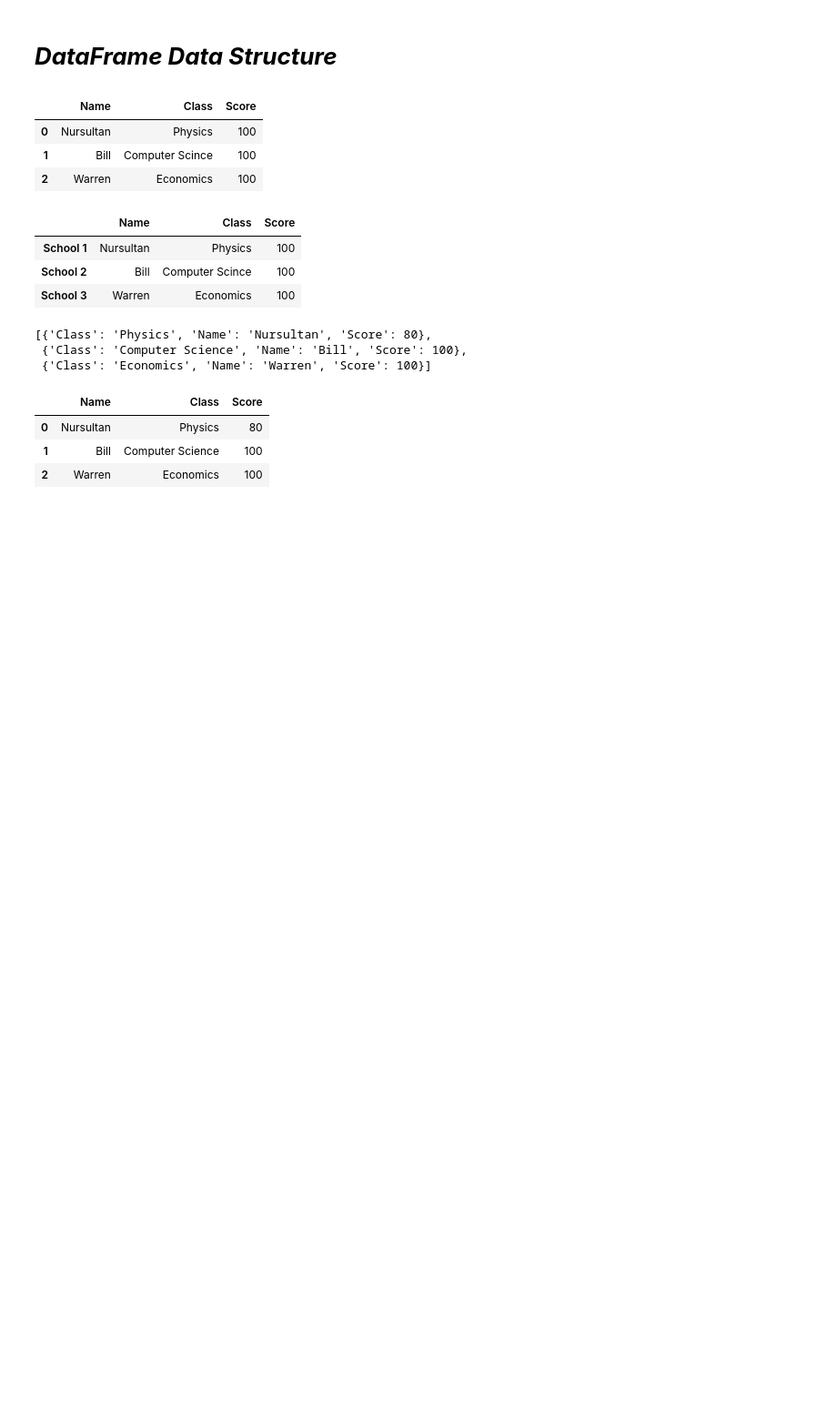
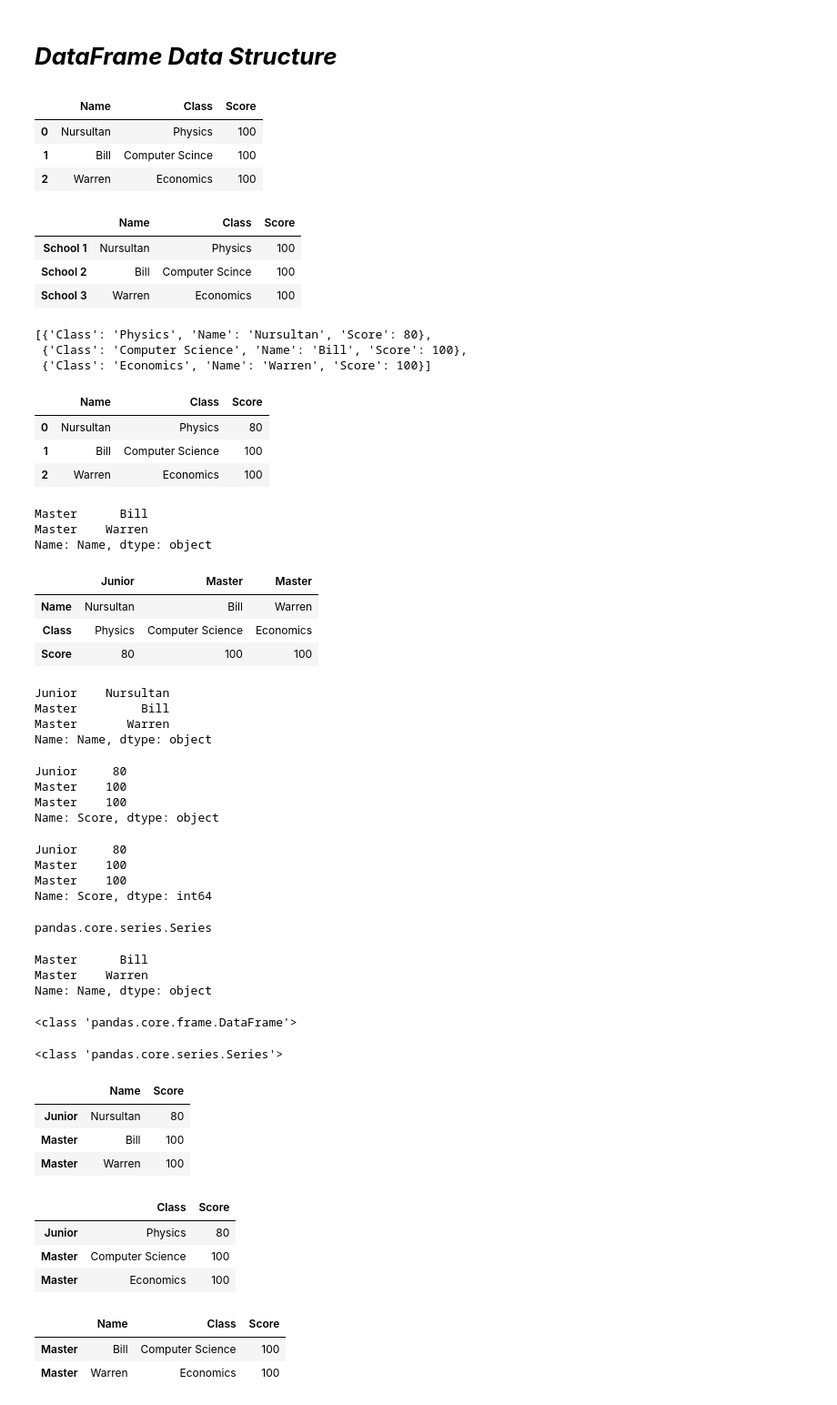
Before and after one commit to nurskurmanbekov/Applied-Data-Science-with-Python, a Jupyter notebook: Week_2.ipynb, the cells around one changed output. Shown at 91% size. Saved outputs shown, nothing was run; the diff lists cells and outputs as text; code cells hidden in the pictures; blank space fills up the shorter version.

```diff
--- a/Week_2.ipynb
+++ b/Week_2.ipynb
@@ -412,3 +412,75 @@ pd.DataFrame(students)
 | 2 | Warren | Economics | 100 |
 # %%
 df = pd.DataFrame(students, index = ['Junior', 'Master', 'Master'])
+# %%
+df.loc['Master', 'Name']
+# %% [output]
+Master      Bill
+Master    Warren
+Name: Name, dtype: object
+# %%
+df.T
+# %% [output]
+|  | Junior | Master | Master |
+| Name | Nursultan | Bill | Warren |
+| Class | Physics | Computer Science | Economics |
+| Score | 80 | 100 | 100 |
+# %%
+df.T.loc['Name']
+# %% [output]
+Junior    Nursultan
+Master         Bill
+Master       Warren
+Name: Name, dtype: object
+# %%
+df.T.loc['Score']
+# %% [output]
+Junior     80
+Master    100
+Master    100
+Name: Score, dtype: object
+# %%
+df['Score']
+# %% [output]
+Junior     80
+Master    100
+Master    100
+Name: Score, dtype: int64
+# %%
+type(df['Name'])
+# %% [output]
+pandas.core.series.Series
+# %%
+df.loc['Master']['Name']
+# %% [output]
+Master      Bill
+Master    Warren
+Name: Name, dtype: object
+# %%
+print(type(df.loc['Master']))
+# %% [output]
+<class 'pandas.core.frame.DataFrame'>
+# %%
+print(type(df.loc['Master']['Name']))
+# %% [output]
+<class 'pandas.core.series.Series'>
+# %%
+df.loc[:, ['Name', 'Score']]
+# %% [output]
+|  | Name | Score |
+| Junior | Nursultan | 80 |
+| Master | Bill | 100 |
+| Master | Warren | 100 |
+# %%
+df.loc[:, ['Class', 'Score']]
+# %% [output]
+|  | Class | Score |
+| Junior | Physics | 80 |
+| Master | Computer Science | 100 |
+| Master | Economics | 100 |
+# %%
+df.drop('Junior')
+# %% [output]
+|  | Name | Class | Score |
+| Master | Bill | Computer Science | 100 |
+| Master | Warren | Economics | 100 |
```
Also changed, not shown: parts of 15 cells of this notebook.
